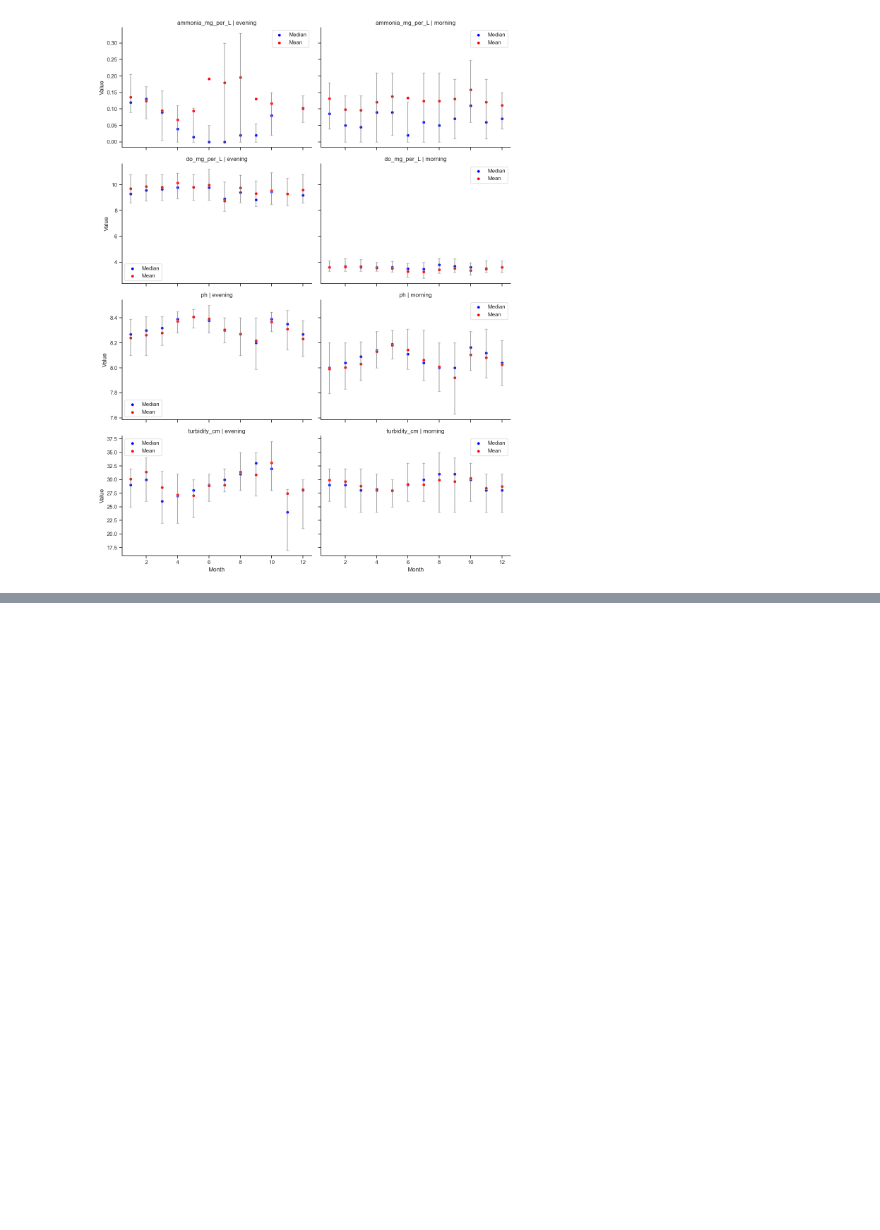
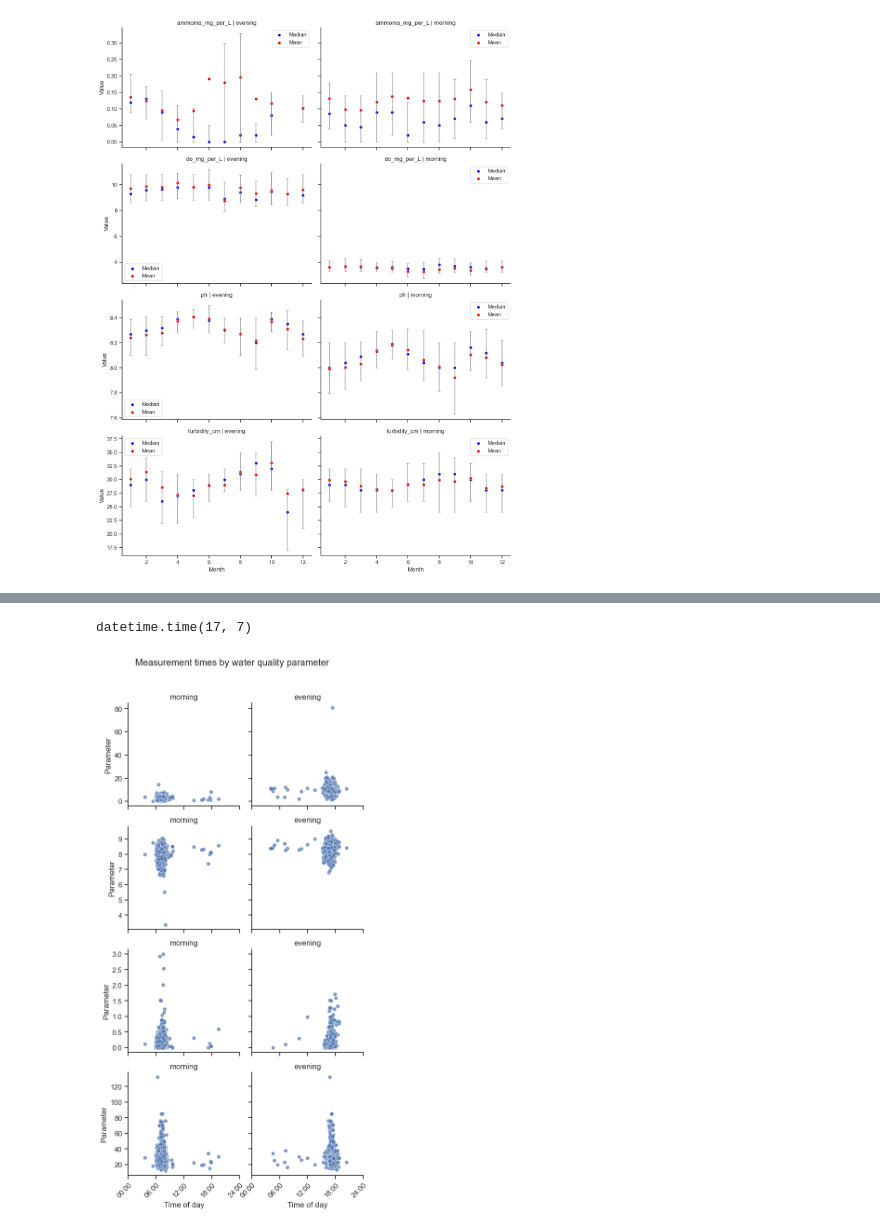
Before and after one commit to fish-welfare-initiative/fwi-predict, a Jupyter notebook: notebooks/2 explore_ara_measurements.ipynb, the cells around one changed output, grey strips where cells are left out. Drawn from its saved outputs; the diff is of its cells as text; code cells hidden in the pictures; blank space fills up the shorter version.

```diff
--- a/notebooks/2 explore_ara_measurements.ipynb
+++ b/notebooks/2 explore_ara_measurements.ipynb
@@ -344,6 +350,7 @@ plt.show()
 Maybe just do one where you look at the average and interquartile range over months
 # %%
 # Calculate statistics including Q1 and Q3 for IQR
+ara_long['month'] = ara_long['sample_dt'].dt.month
 monthly_summary = ara_long.groupby(['wq_param', 'time_of_day', 'month']).agg(
     mean=('value', 'mean'),
     median=('value', 'median'),
@@ -393,0 +420,34 @@ There appear to be some seasonal trends for ph, but it's hard to tell for the ot
+# %%
+ara_long['time'] = ara_long['sample_dt'].dt.time
+ara_long['time'][3]
+# %% [output]
+datetime.time(17, 7)
+# %%
+ara_long['time_of_day_seconds'] = (
+    ara_long['sample_dt'].dt.hour * 3600 +
+    ara_long['sample_dt'].dt.minute * 60 +
+    ara_long['sample_dt'].dt.second
+)
+
+
+# Create a FacetGrid for separate plots
+g = sns.FacetGrid(ara_long, row="wq_param", col='time_of_day', sharex='col', sharey='row')
+g.map(sns.scatterplot, "time_of_day_seconds", "value", alpha=0.7)
+
+# Adjust the layout
+g.set_axis_labels("Time of day", "Parameter")
+g.set_titles("{col_name}")
+g.figure.subplots_adjust(top=0.9)
+g.figure.suptitle("Measurement times by water quality parameter")
+
+for ax in g.axes.flat:
+    ax.set_xticks([0, 6 * 3600, 12 * 3600, 18 * 3600, 24 * 3600])
+    ax.set_xticklabels(['00:00', '06:00', '12:00', '18:00', '24:00'],
+                       rotation=45,
+                       ha='right',
+                       rotation_mode='anchor')
+
+# Show plot
+plt.show()
+# %% [output]
+[figure, added]
```
Also changed, not shown: parts of 8 cells of this notebook, 18 other files.
